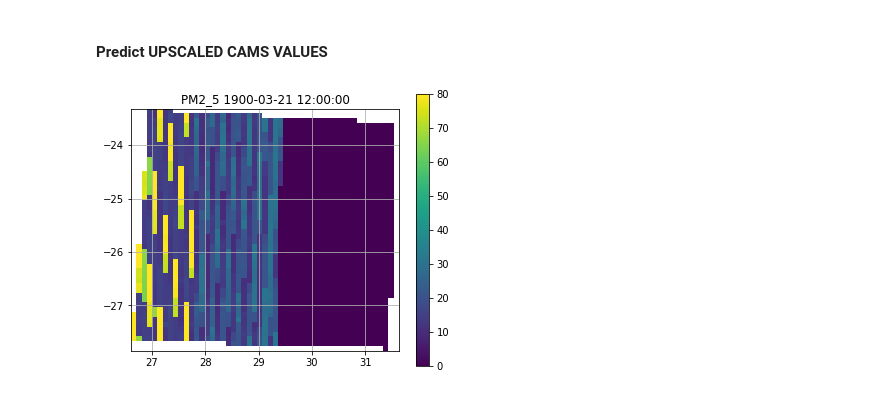
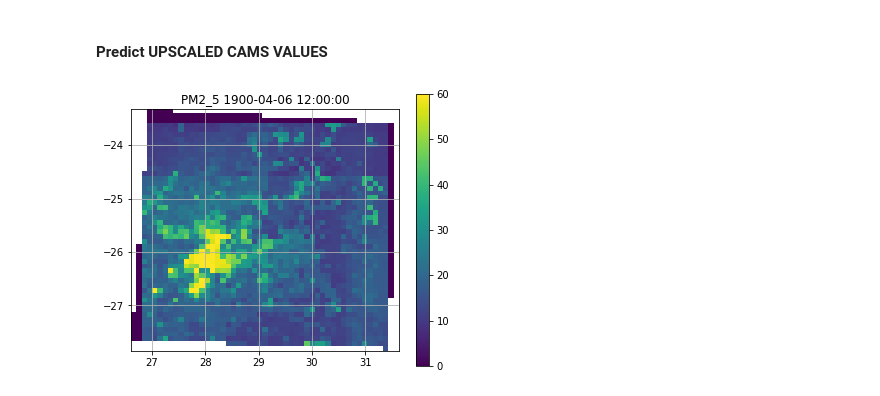
Before and after one commit to masawdah/air_quality, a Jupyter notebook: VAL_PM25.ipynb, the cells around one changed output. Cells and saved outputs as stored; diff of their text form; code cells hidden in the pictures.

```diff
--- a/VAL_PM25.ipynb
+++ b/VAL_PM25.ipynb
@@ -416,15 +477,14 @@ upscaled_img = load_tiffs(upscaled_cams_dir,
                           offset=OFFSET,
                           data_source='cams')
 # %%
-
-time_idx = 5
+time_idx = 8
 
 fig, ax = plt.subplots(figsize=(6,5))
 fh = draw_feature(ax=ax, eopatch=upscaled_img,
                   feature=(FeatureType.DATA, 'PM2_5'),
                   time_idx=time_idx,
-                  vmin=0, vmax=80)
+                  vmin=0, vmax=60)
 #pm25_gt_min.plot(ax=ax, color='r', marker='o');
 fig.colorbar(fh, ax=ax);
 # %% [output]
-[figure, old version]
+[figure, new version]
```
Also changed, not shown: parts of 20 cells of this notebook, 2 other files.
